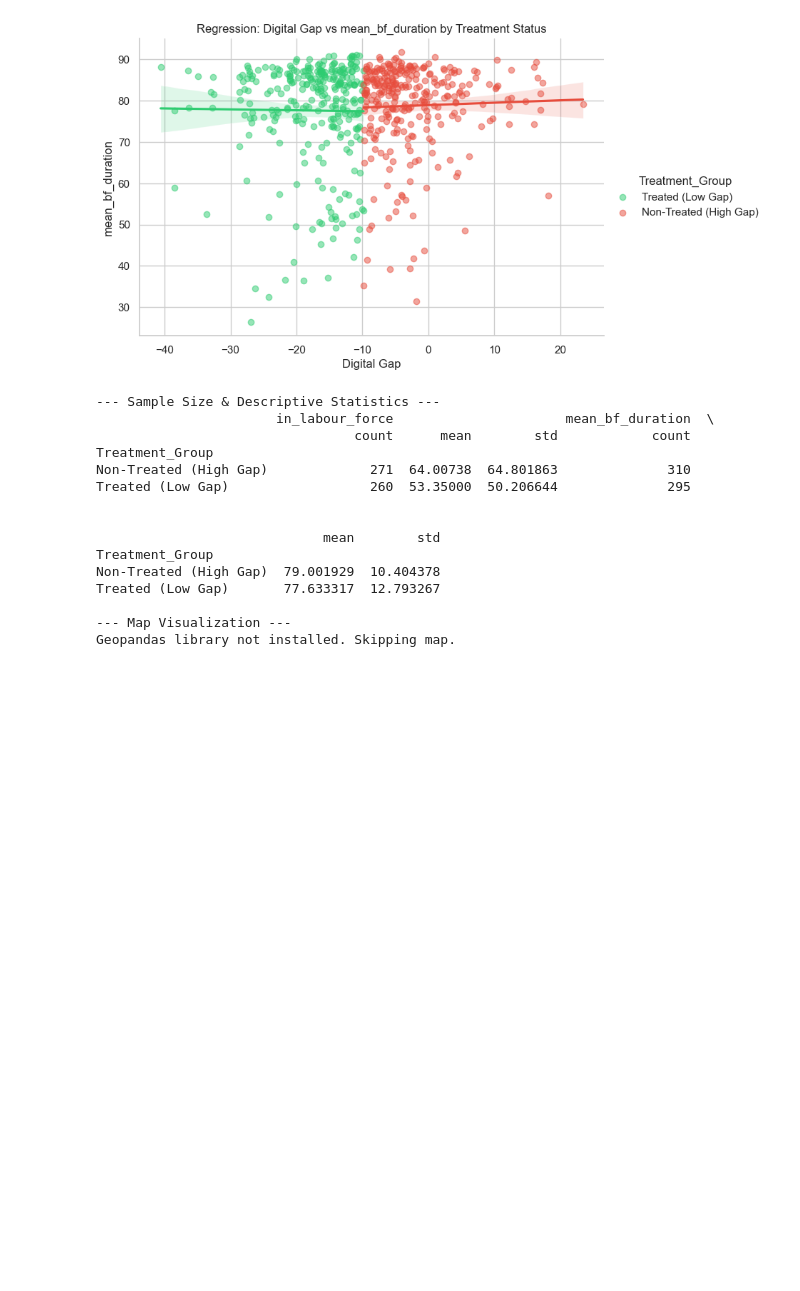
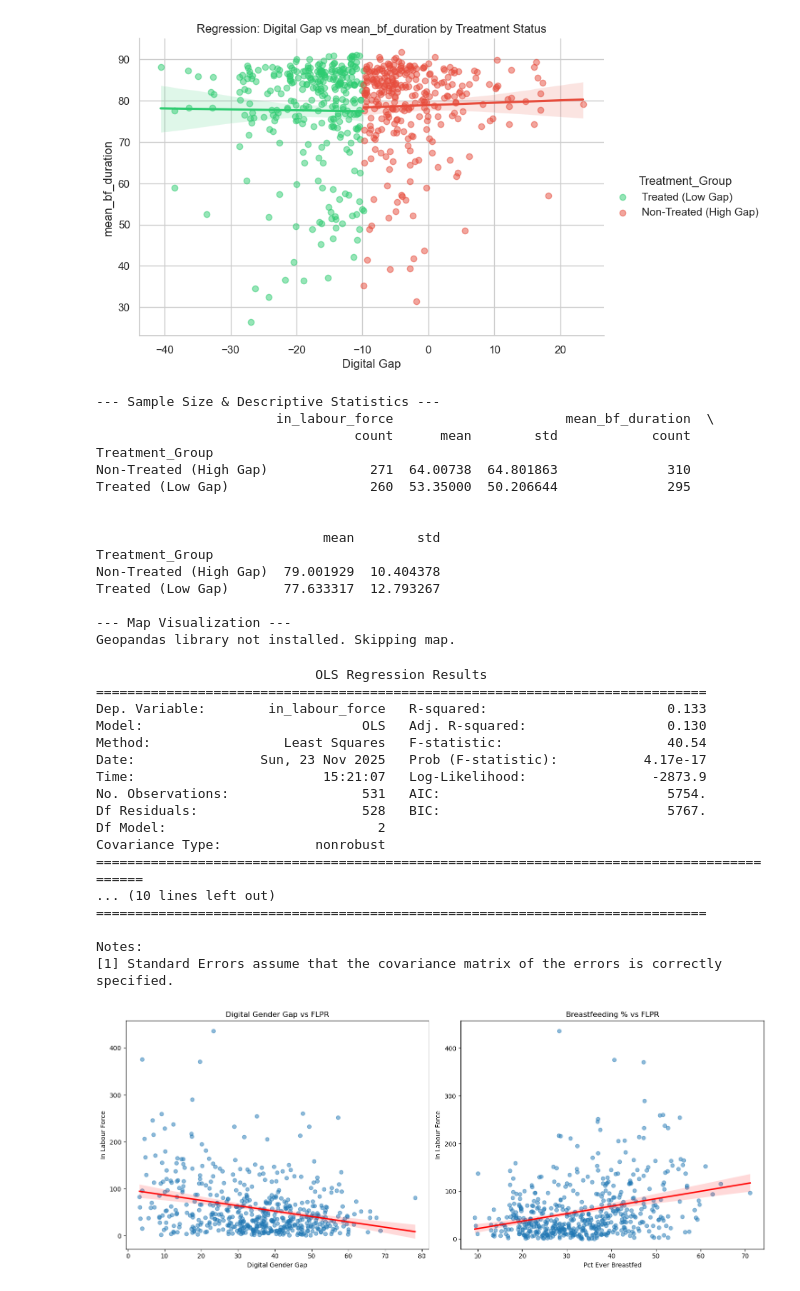
Before and after one commit to soumyeet/microecondev, a Jupyter notebook: analysis.ipynb, the cells around one changed output. Drawn from its saved outputs; the diff is of its cells as text; code cells hidden in the pictures; blank space fills up the shorter version.

```diff
--- a/analysis.ipynb
+++ b/analysis.ipynb
@@ -460,3 +460,82 @@ Treated (Low Gap)       77.633317  12.793267
 
 --- Map Visualization ---
 Geopandas library not installed. Skipping map.
+# %%
+import pandas as pd
+import statsmodels.api as sm
+import matplotlib.pyplot as plt
+import seaborn as sns
+
+# 1. Load the datasets
+# Make sure the file paths are correct relative to where you run this script
+df_merged = pd.read_csv('merged_nfhs5_district_level.csv')
+df_sorted = pd.read_csv('sorted_data_2.csv')
+
+# 2. Merge the data
+# IMPORTANT: You need a common column to join them (e.g., 'District', 'State', 'ID').
+# Replace 'YOUR_COMMON_ID_COLUMN' below with the actual name of the matching column (e.g., 'state_name' or 'district_id')
+common_col = 'district'
+
+# Performing an inner join to ensure we only keep rows that exist in both files
+data = pd.merge(df_merged, df_sorted, on=common_col, how='inner')
+
+# 3. Define the Variables
+# Dependent Variable (Y): In Labour Force
+Y = data['in_labour_force']
+
+# Independent Variables (X): Digital Gap and Breastfeeding
+X = data[['digital_gender_gap', 'f_pct_ever_breastfed_c1']]
+
+# 4. Clean Data
+# Statsmodels will fail if there are NaNs (empty values) or infinite numbers
+# We create a temporary dataframe to drop missing values aligned across X and Y
+combined = pd.concat([Y, X], axis=1).dropna()
+Y_clean = combined['in_labour_force']
+X_clean = combined[['digital_gender_gap', 'f_pct_ever_breastfed_c1']]
+
+# 5. Run the Regression (OLS)
+# add_constant adds the Intercept (beta_0) to the model
+X_clean = sm.add_constant(X_clean)
+
+model = sm.OLS(Y_clean, X_clean).fit()
+
+# Print the table (This matches your screenshot style)
+print(model.summary())
+
+# 6. Plotting Regression Plots
+# We will plot both independent variables against the dependent variable
+fig, axes = plt.subplots(1, 2, figsize=(15, 6))
+
+# Plot 1: Digital Gender Gap vs Labour Force
+sns.regplot(ax=axes[0], x='digital_gender_gap', y='in_labour_force', data=combined, scatter_kws={'alpha':0.5}, line_kws={'color':'red'})
+axes[0].set_title('Digital Gender Gap vs FLPR')
+axes[0].set_xlabel('Digital Gender Gap')
+axes[0].set_ylabel('In Labour Force')
+
+# Plot 2: Breastfeeding vs Labour Force
+sns.regplot(ax=axes[1], x='f_pct_ever_breastfed_c1', y='in_labour_force', data=combined, scatter_kws={'alpha':0.5}, line_kws={'color':'red'})
+axes[1].set_title('Breastfeeding % vs FLPR')
+axes[1].set_xlabel('Pct Ever Breastfed')
+axes[1].set_ylabel('In Labour Force')
+
+plt.tight_layout()
+plt.show()
+# %% [output]
+                            OLS Regression Results
+==============================================================================
+Dep. Variable:        in_labour_force   R-squared:                       0.133
+Model:                            OLS   Adj. R-squared:                  0.130
+Method:                 Least Squares   F-statistic:                     40.54
+Date:                Sun, 23 Nov 2025   Prob (F-statistic):           4.17e-17
+Time:                        15:21:07   Log-Likelihood:                -2873.9
+No. Observations:                 531   AIC:                             5754.
+Df Residuals:                     528   BIC:                             5767.
+Df Model:                           2
+Covariance Type:            nonrobust
+===========================================================================================
+... (10 lines left out)
+==============================================================================
+
+Notes:
+[1] Standard Errors assume that the covariance matrix of the errors is correctly specified.
+[figure, added]
```
Also changed, not shown: parts of 1 cell of this notebook, 3 other files.
